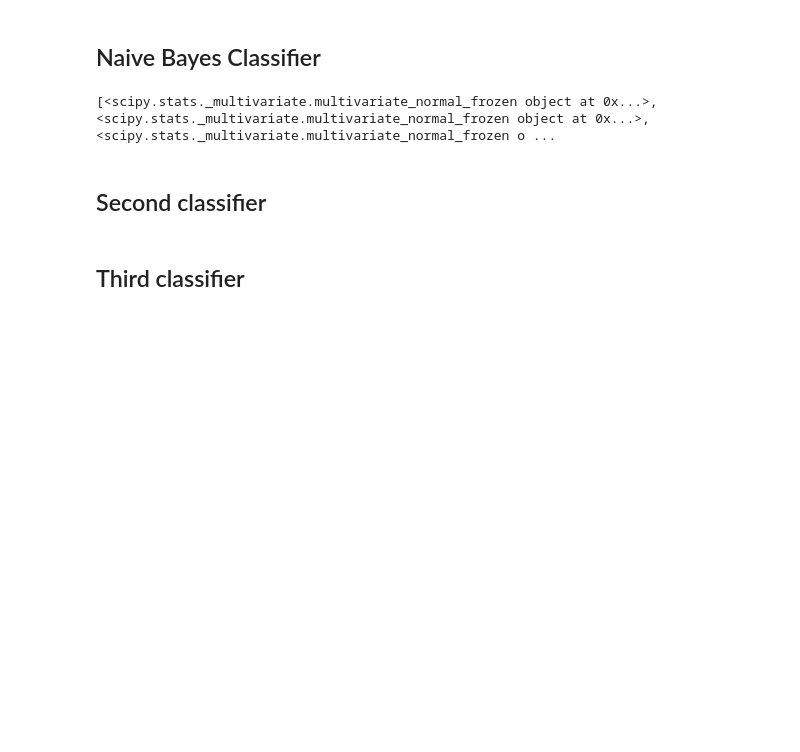
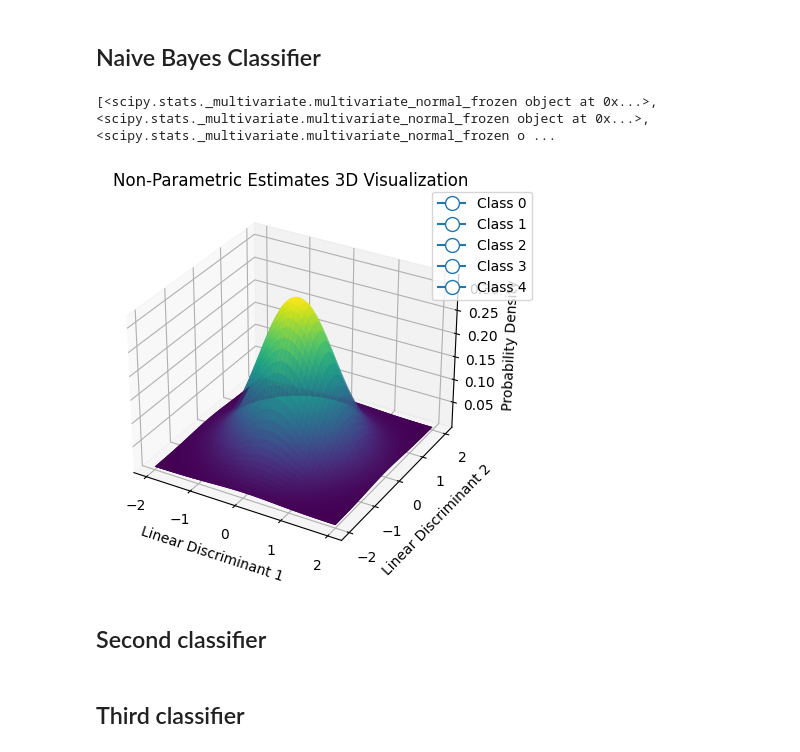
Before and after one commit to Purreskov/Machine-Learning, a Jupyter notebook: main.ipynb, the cells around one changed output. Drawn from its saved outputs; the diff is of its cells as text; code cells hidden in the pictures; blank space fills up the shorter version.

```diff
--- a/main.ipynb
+++ b/main.ipynb
@@ -275,3 +244,46 @@ posterior_probabilities = prior_probabilities * np.prod(likelihoods, axis=0)
+# %%
+import numpy as np
+import matplotlib.pyplot as plt
+from mpl_toolkits.mplot3d import Axes3D
+from matplotlib.lines import Line2D
+
+def visualize_kde_estimates_3d(class_conditionals, X_range, num_points=100):
+    """
+    Visualize KDE estimates using 3D surface plots.
+
+    Parameters:
+    - class_conditionals: List of KDE models (one for each class)
+    - X_range: Range of values for the linear discriminant variables (2D case)
+    - num_points: Number of points for visualization
+    """
+
+    X, Y = np.meshgrid(np.linspace(X_range[0], X_range[1], num_points), np.linspace(X_range[0], X_range[1], num_points))
+
+    fig = plt.figure()
+    ax = fig.add_subplot(111, projection='3d')
+
+    for i, kde in enumerate(class_conditionals):
+        pos = np.dstack((X, Y))
+        Z = kde.pdf(pos)
+        ax.plot_surface(X, Y, Z, cmap='viridis', alpha=0.7, label=f'Class {i}')  # Specify color using colormap here
+
+    ax.set_xlabel('Linear Discriminant 1')
+    ax.set_ylabel('Linear Discriminant 2')
+    ax.set_zlabel('Probability Density')
+
+    # Create a separate 2D plot for the legend
+    legend_elements = [Line2D([0], [0], marker='o', markerfacecolor='white', markersize=10, label=f'Class {i}') for i in range(len(class_conditionals))]
+    ax2 = fig.add_axes([0.7, 0.7, 0.2, 0.2])  # Adjust position and size of the legend plot
+    ax2.set_axis_off()
+    ax2.legend(handles=legend_elements)
+
+    ax.set_title('Non-Parametric Estimates 3D Visualization')
+    plt.show()
+
+# Example usage:
+visualize_kde_estimates_3d(class_conditionals, X_range=(-2, 2), num_points=100)
+# %% [output]
+[figure, added]
 # %% [markdown]
 ## Second classifier
 # %% [markdown]
```
Also changed, not shown: parts of 1 cell of this notebook.
